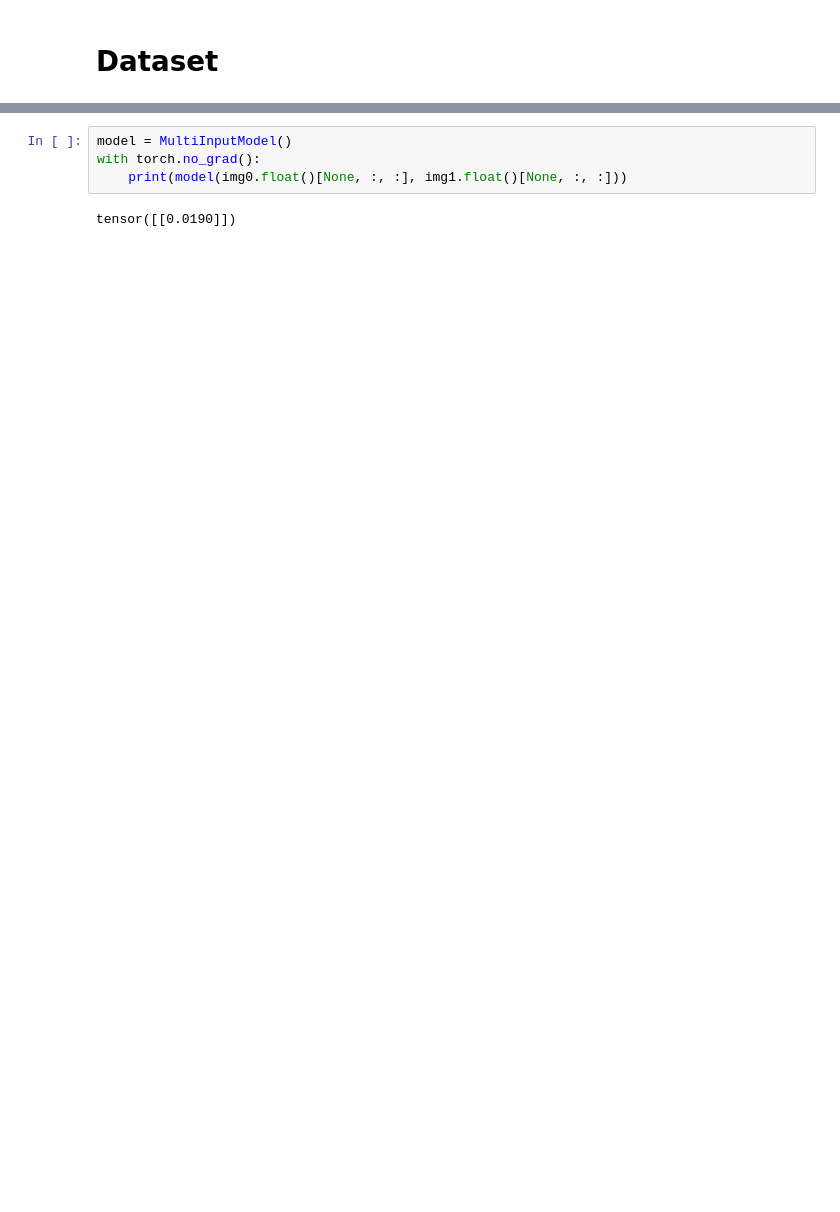
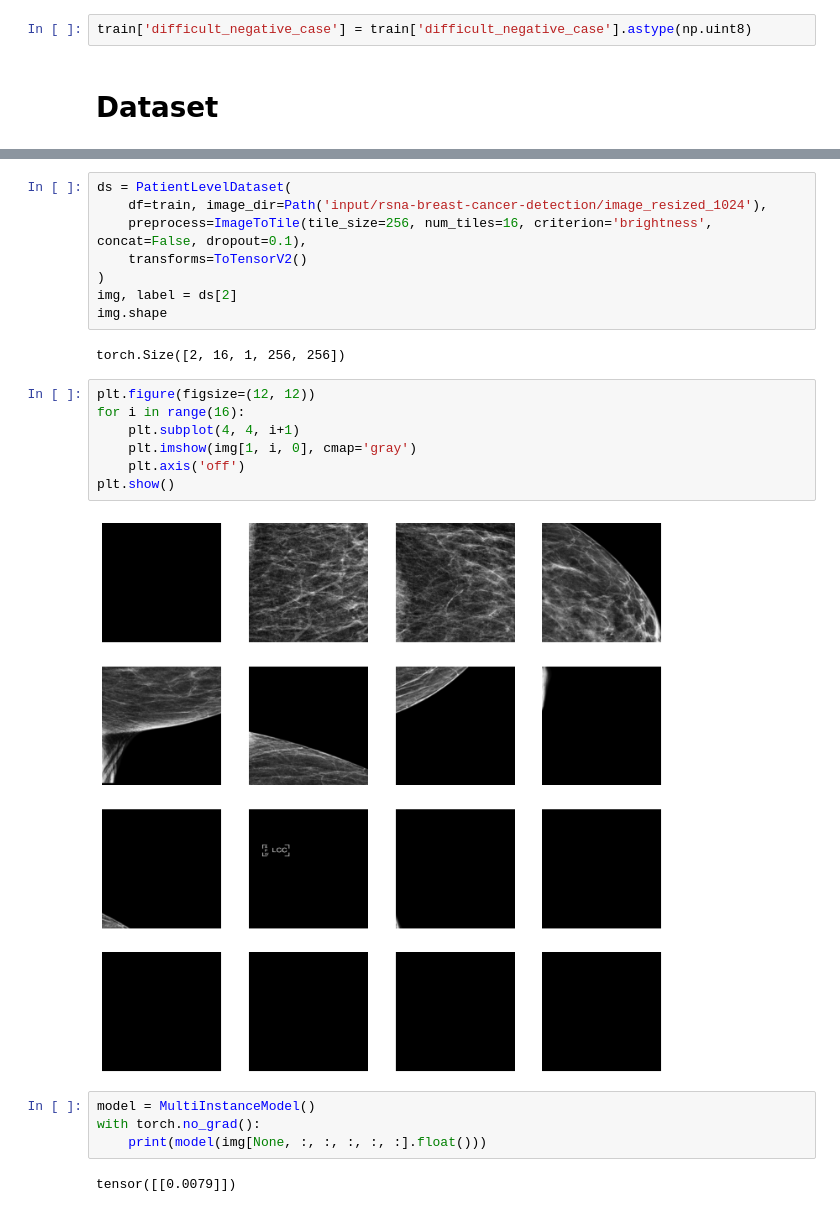
Before and after one commit to analokmaus/kaggle-rsna-breast-cancer, a Jupyter notebook: 00_eda.ipynb, the cells around one changed output, grey strips where cells are left out. Cells and saved outputs as stored; diff of their text form; blank space fills up the shorter version.

```diff
--- a/00_eda.ipynb
+++ b/00_eda.ipynb
@@ -71,6 +123,8 @@ train.groupby(['patient_id', 'laterality']).agg({'cancer': 'std'}).value_counts(
 cancer
 0.0       23826
 dtype: int64
+# %%
+train['difficult_negative_case'] = train['difficult_negative_case'].astype(np.uint8)
 # %% [markdown]
 # Dataset
 # %%
@@ -95,9 +151,28 @@ plt.imshow(img1[0], cmap='gray')
 plt.show()
 # %% [output]
 [figure]
+# %%
+ds = PatientLevelDataset(
+    df=train, image_dir=Path('input/rsna-breast-cancer-detection/image_resized_1024'),
+    preprocess=ImageToTile(tile_size=256, num_tiles=16, criterion='brightness', concat=False, dropout=0.1),
+    transforms=ToTensorV2()
+)
+img, label = ds[2]
+img.shape
+# %% [output]
+torch.Size([2, 16, 1, 256, 256])
+# %%
+plt.figure(figsize=(12, 12))
+for i in range(16):
+    plt.subplot(4, 4, i+1)
+    plt.imshow(img[1, i, 0], cmap='gray')
+    plt.axis('off')
+plt.show()
+# %% [output]
+[figure, added]
 # %%
-model = MultiInputModel()
+model = MultiInstanceModel()
 with torch.no_grad():
-    print(model(img0.float()[None, :, :], img1.float()[None, :, :]))
+    print(model(img[None, :, :, :, :, :].float()))
 # %% [output]
-tensor([[0.0190]])
+tensor([[0.0079]])
```
Also changed, not shown: parts of 9 cells of this notebook, 10 other files.
